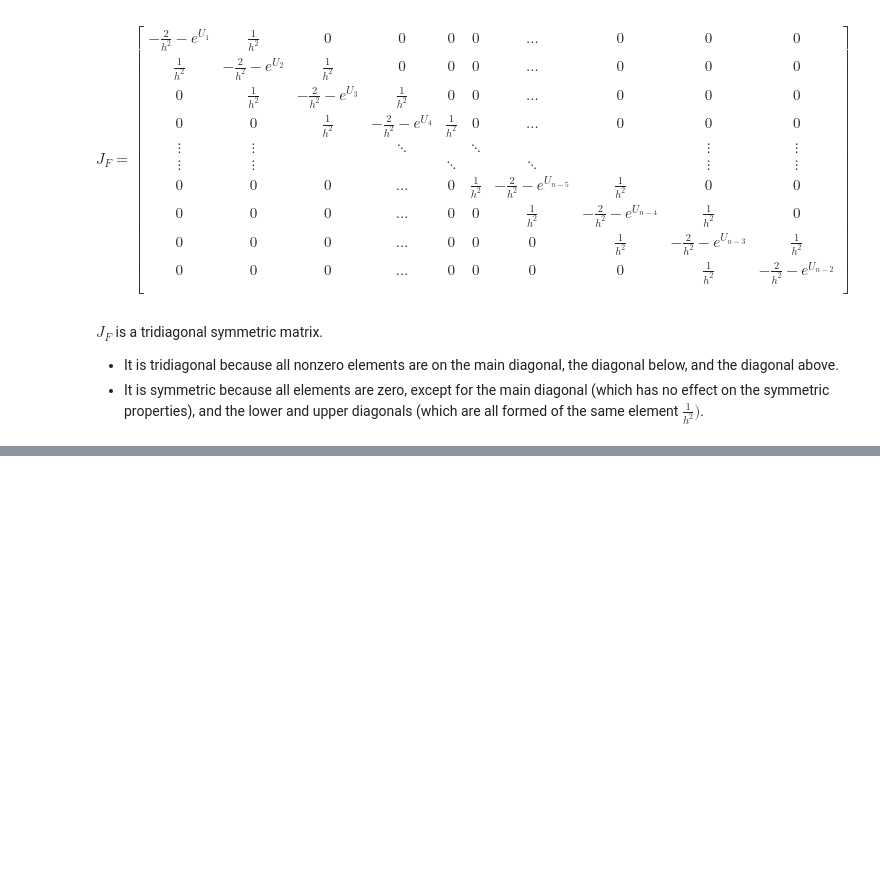
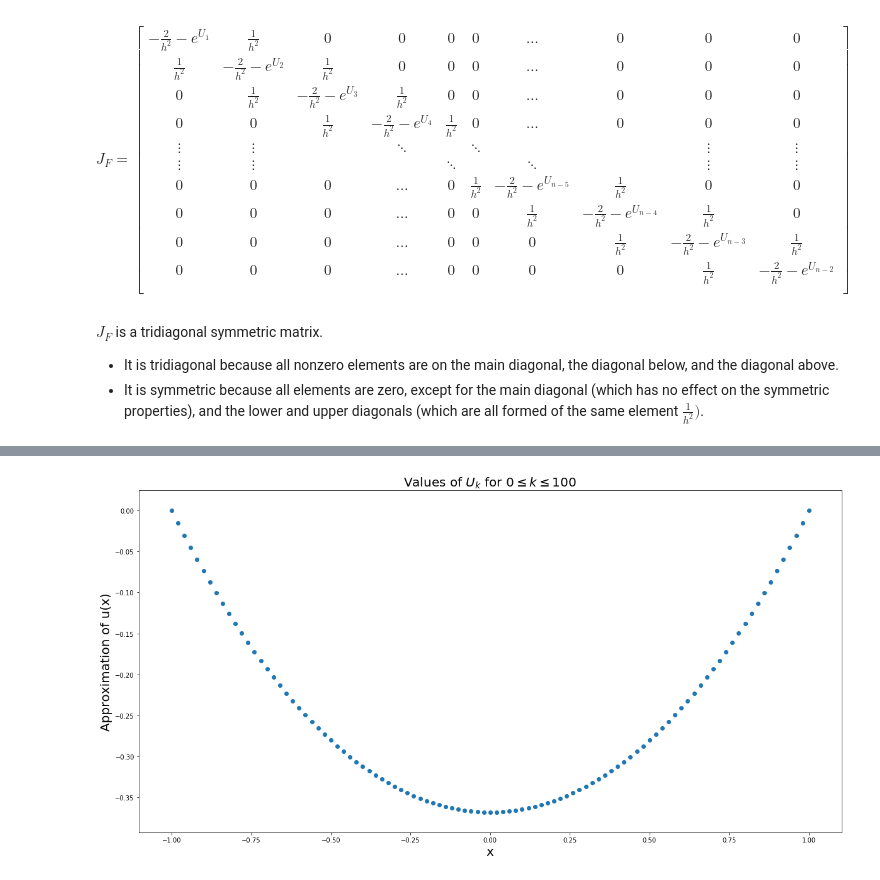
Before and after one commit to jonathanGB/am205, a Jupyter notebook: 4/AM205_HW4.ipynb, the cells around one changed output, grey strips where cells are left out. Cells and saved outputs as stored; diff of their text form; code cells hidden in the pictures; blank space fills up the shorter version.

```diff
--- a/4/AM205_HW4.ipynb
+++ b/4/AM205_HW4.ipynb
@@ -497,0 +534,7 @@ print(m == m.T)
+# %%
+U101, k = solve_U(101)
+print("It took {} iterations to solve U ".format(k))
+
+# pad U with U0 and Un-1
+U101 = np.insert(U101, 0, 0)
+U101 = np.append(U101, 0)
@@ -497,0 +566,10 @@ print(m == m.T)
+# %%
+h101 = 2 / (101-1)
+
+plt.figure(figsize=(20,10))
+plt.scatter([-1 + i*h101 for i in range(101)], U101)
+plt.title(r"Values of $U_k$ for $0 \leq k \leq 100$", fontsize=20)
+plt.xlabel("x", fontsize=20)
+_ = plt.ylabel("Approximation of u(x)", fontsize=20)
+# %% [output]
+[figure, added]
```
Also changed, not shown: parts of 12 cells of this notebook.
